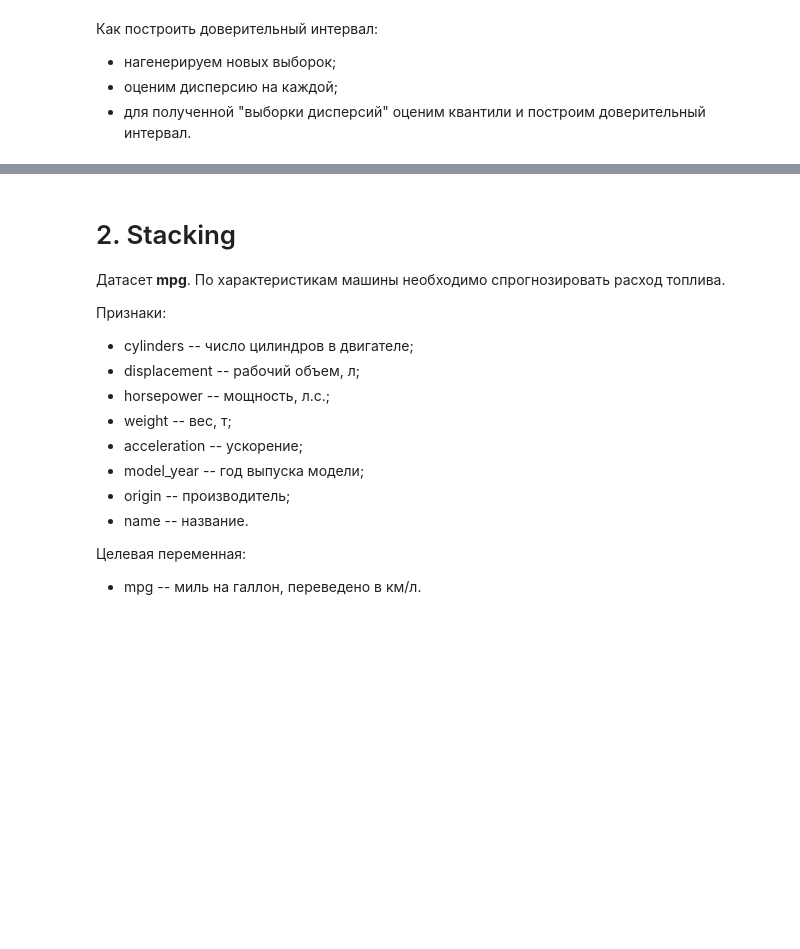
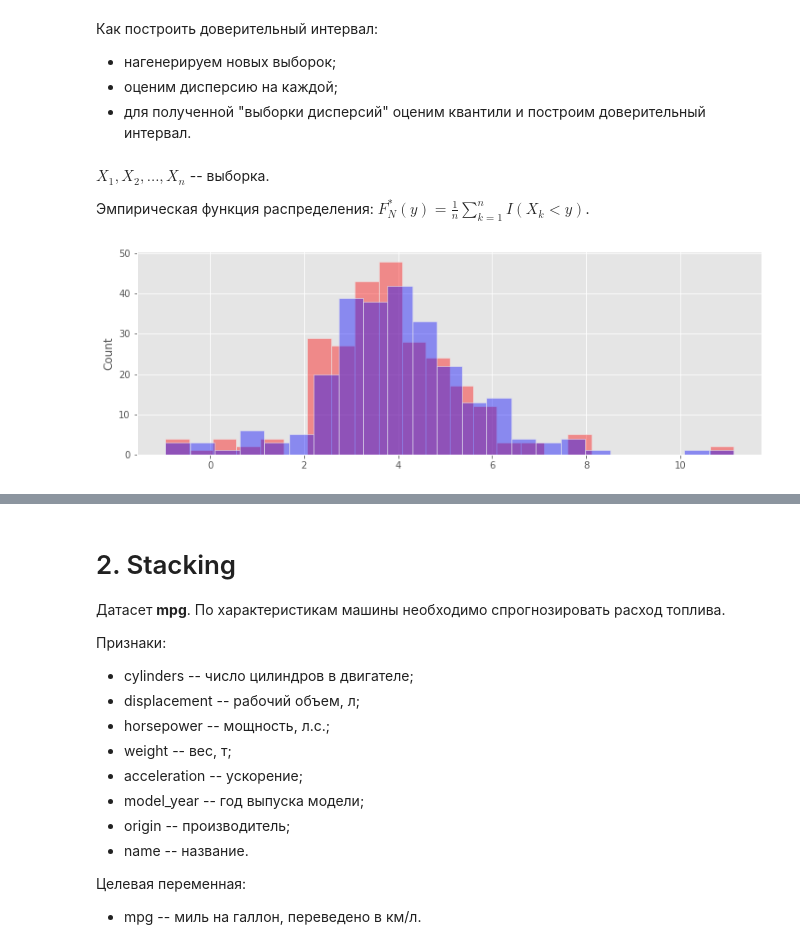
Before and after one commit to rgabdullin/MLDA2021, a Jupyter notebook: classes/week10/seminar10.ipynb, the cells around one changed output, grey strips where cells are left out. Saved outputs shown, nothing was run; the diff lists cells and outputs as text; code cells hidden in the pictures; blank space fills up the shorter version.

```diff
--- a/classes/week10/seminar10.ipynb
+++ b/classes/week10/seminar10.ipynb
@@ -107,6 +107,17 @@ np.var(X)
 * нагенерируем новых выборок;
 * оценим дисперсию на каждой;
 * для полученной "выборки дисперсий" оценим квантили и построим доверительный интервал.
+# %% [markdown]
+$X_1, X_2, ..., X_n$ -- выборка.
+
+Эмпирическая функция распределения: $F_N^*(y) = \frac{1}{n}\sum\limits_{k=1}^n I(X_k < y)$.
 # %%
 # построить гистограмму одного сэмплирования
+# %%
+Xb = np.random.choice(X, size=N)
+sns.histplot(Xb, color='red', alpha=0.4)
+sns.histplot(X, color='blue', alpha=0.4)
+plt.show()
+# %% [output]
+[figure, added]
 # %%
```
Also changed, not shown: parts of 13 cells of this notebook.
